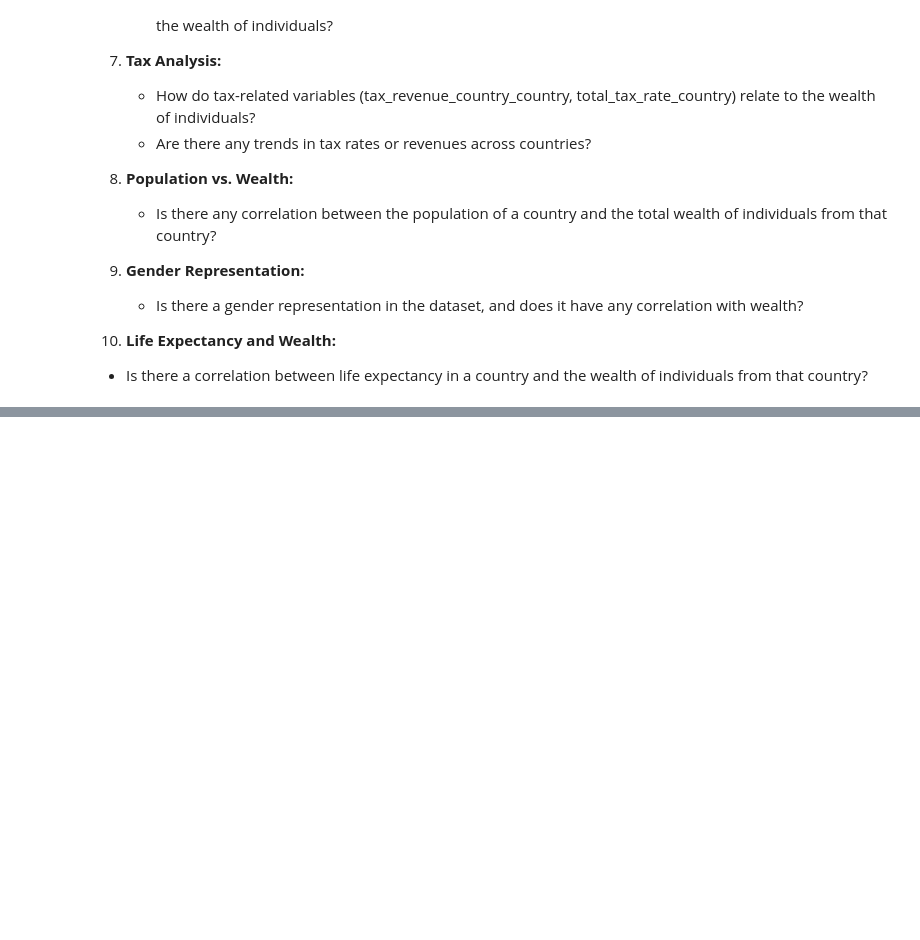
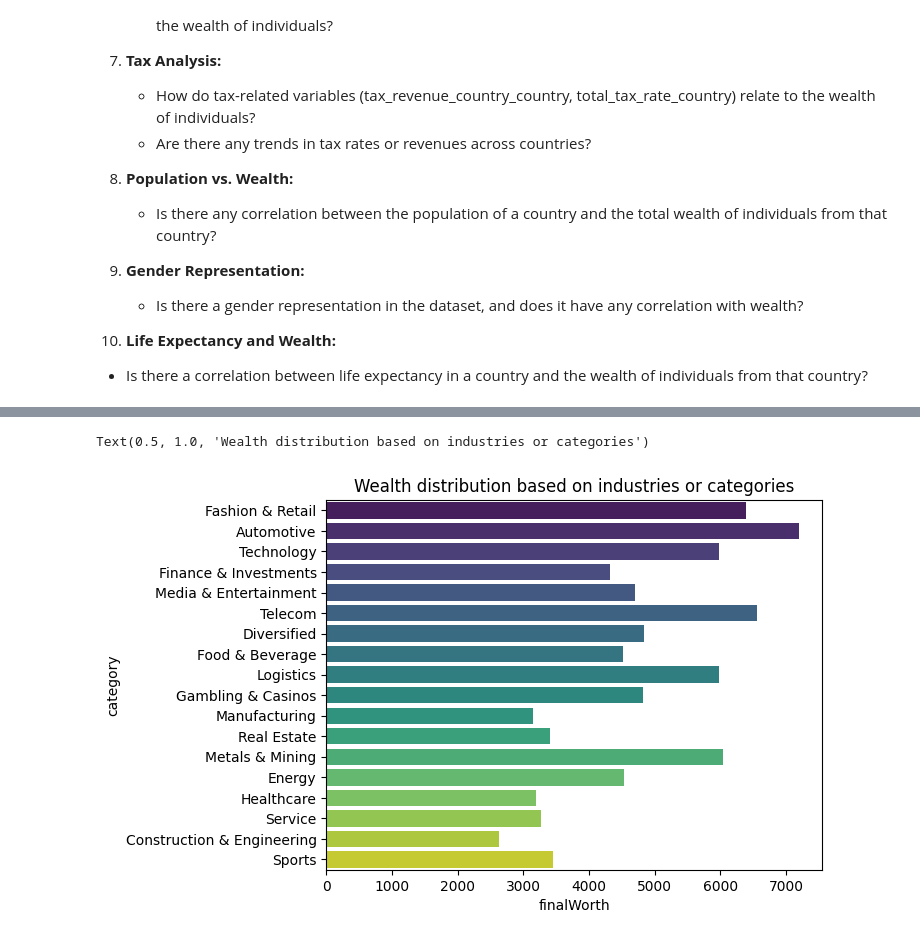
Before and after one commit to naveen3830/Kaggle, a Jupyter notebook: billionaires-data-visualization.ipynb, the cells around one changed output, grey strips where cells are left out. Drawn from its saved outputs; the diff is of its cells as text; code cells hidden in the pictures; blank space fills up the shorter version.

Commit message:
Kaggle Notebook | Billionaires data visualization  | Version 3

```diff
--- a/billionaires-data-visualization.ipynb
+++ b/billionaires-data-visualization.ipynb
@@ -198,0 +278,7 @@ d1["country"].duplicated().sum()
+# %%
+sorted_df=d1.sort_values(by='finalWorth', ascending=False)
+sns.barplot(data=sorted_df,x="finalWorth",y="category",palette='viridis',errorbar=None)
+plt.title("Wealth distribution based on industries or categories")
+# %% [output]
+Text(0.5, 1.0, 'Wealth distribution based on industries or categories')
+[figure, added]
```
Also changed, not shown: parts of 9 cells of this notebook.
